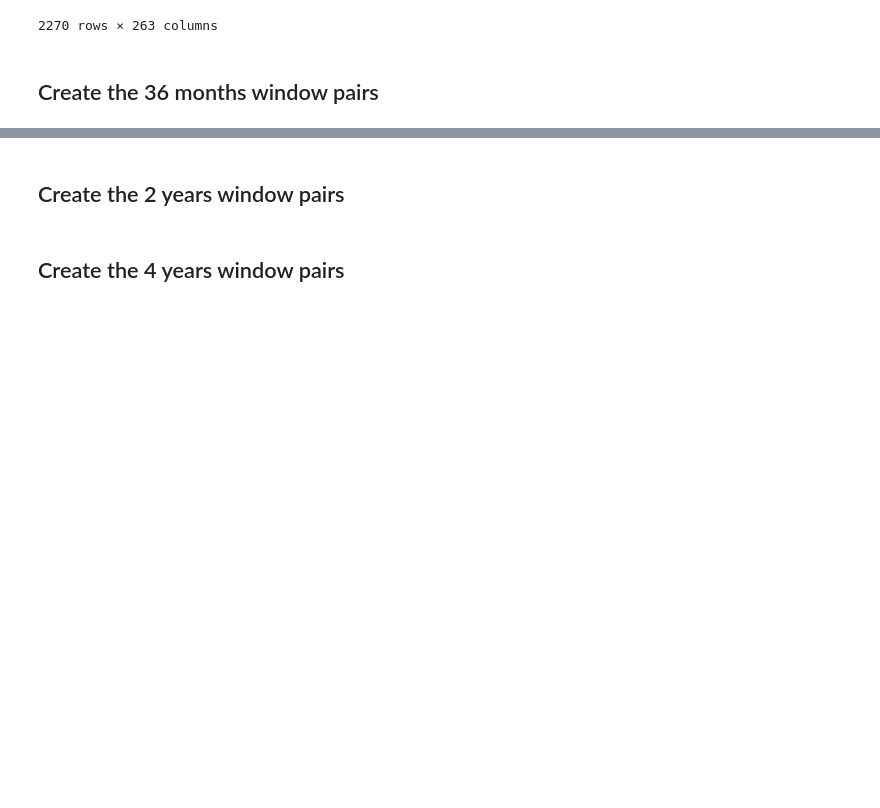
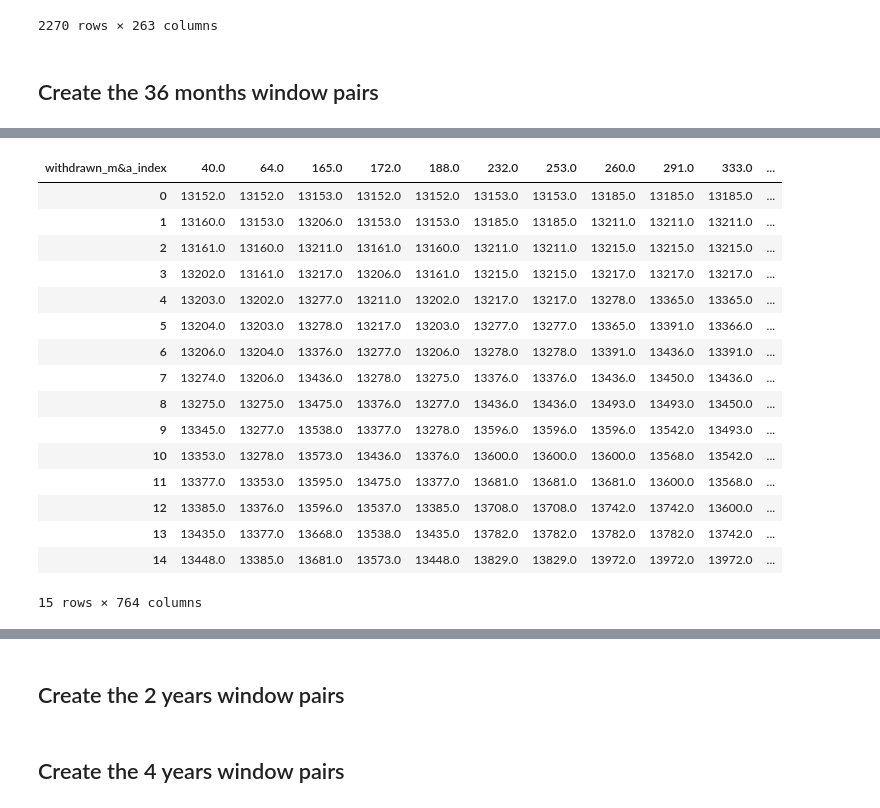
Before and after one commit to idsts2670/ra, a Jupyter notebook: M&A/name-matching-m&a-sido.ipynb, the cells around one changed output, grey strips where cells are left out. Drawn from its saved outputs; the diff is of its cells as text; code cells hidden in the pictures; blank space fills up the shorter version.

```diff
--- a/M&A/name-matching-m&a-sido.ipynb
+++ b/M&A/name-matching-m&a-sido.ipynb
@@ -507,0 +518,24 @@ result_df.to_csv(os.path.join(OUTPUT_DIR, "MAtemp-conTroLgroupfor_withdrwnMApair
+# %%
+tmp = result_df.transpose()
+tmp.columns = tmp.iloc[0]
+tmp = tmp[1:]
+# tmp = tmp[1:].reset_index(drop=True)
+tmp.head(15)
+# %% [output]
+| withdrawn_m&a_index | 40.0 | 64.0 | 165.0 | 172.0 | 188.0 | 232.0 | 253.0 | 260.0 | 291.0 | 333.0 | ... |
+| 0 | 13152.0 | 13152.0 | 13153.0 | 13152.0 | 13152.0 | 13153.0 | 13153.0 | 13185.0 | 13185.0 | 13185.0 | ... |
+| 1 | 13160.0 | 13153.0 | 13206.0 | 13153.0 | 13153.0 | 13185.0 | 13185.0 | 13211.0 | 13211.0 | 13211.0 | ... |
+| 2 | 13161.0 | 13160.0 | 13211.0 | 13161.0 | 13160.0 | 13211.0 | 13211.0 | 13215.0 | 13215.0 | 13215.0 | ... |
+| 3 | 13202.0 | 13161.0 | 13217.0 | 13206.0 | 13161.0 | 13215.0 | 13215.0 | 13217.0 | 13217.0 | 13217.0 | ... |
+| 4 | 13203.0 | 13202.0 | 13277.0 | 13211.0 | 13202.0 | 13217.0 | 13217.0 | 13278.0 | 13365.0 | 13365.0 | ... |
+| 5 | 13204.0 | 13203.0 | 13278.0 | 13217.0 | 13203.0 | 13277.0 | 13277.0 | 13365.0 | 13391.0 | 13366.0 | ... |
+| 6 | 13206.0 | 13204.0 | 13376.0 | 13277.0 | 13206.0 | 13278.0 | 13278.0 | 13391.0 | 13436.0 | 13391.0 | ... |
+| 7 | 13274.0 | 13206.0 | 13436.0 | 13278.0 | 13275.0 | 13376.0 | 13376.0 | 13436.0 | 13450.0 | 13436.0 | ... |
+| 8 | 13275.0 | 13275.0 | 13475.0 | 13376.0 | 13277.0 | 13436.0 | 13436.0 | 13493.0 | 13493.0 | 13450.0 | ... |
+| 9 | 13345.0 | 13277.0 | 13538.0 | 13377.0 | 13278.0 | 13596.0 | 13596.0 | 13596.0 | 13542.0 | 13493.0 | ... |
+| 10 | 13353.0 | 13278.0 | 13573.0 | 13436.0 | 13376.0 | 13600.0 | 13600.0 | 13600.0 | 13568.0 | 13542.0 | ... |
+| 11 | 13377.0 | 13353.0 | 13595.0 | 13475.0 | 13377.0 | 13681.0 | 13681.0 | 13681.0 | 13600.0 | 13568.0 | ... |
+| 12 | 13385.0 | 13376.0 | 13596.0 | 13537.0 | 13385.0 | 13708.0 | 13708.0 | 13742.0 | 13742.0 | 13600.0 | ... |
+| 13 | 13435.0 | 13377.0 | 13668.0 | 13538.0 | 13435.0 | 13782.0 | 13782.0 | 13782.0 | 13782.0 | 13742.0 | ... |
+| 14 | 13448.0 | 13385.0 | 13681.0 | 13573.0 | 13448.0 | 13829.0 | 13829.0 | 13972.0 | 13972.0 | 13972.0 | ... |
+15 rows × 764 columns
```
Also changed, not shown: parts of 5 cells of this notebook, 2 other files.
